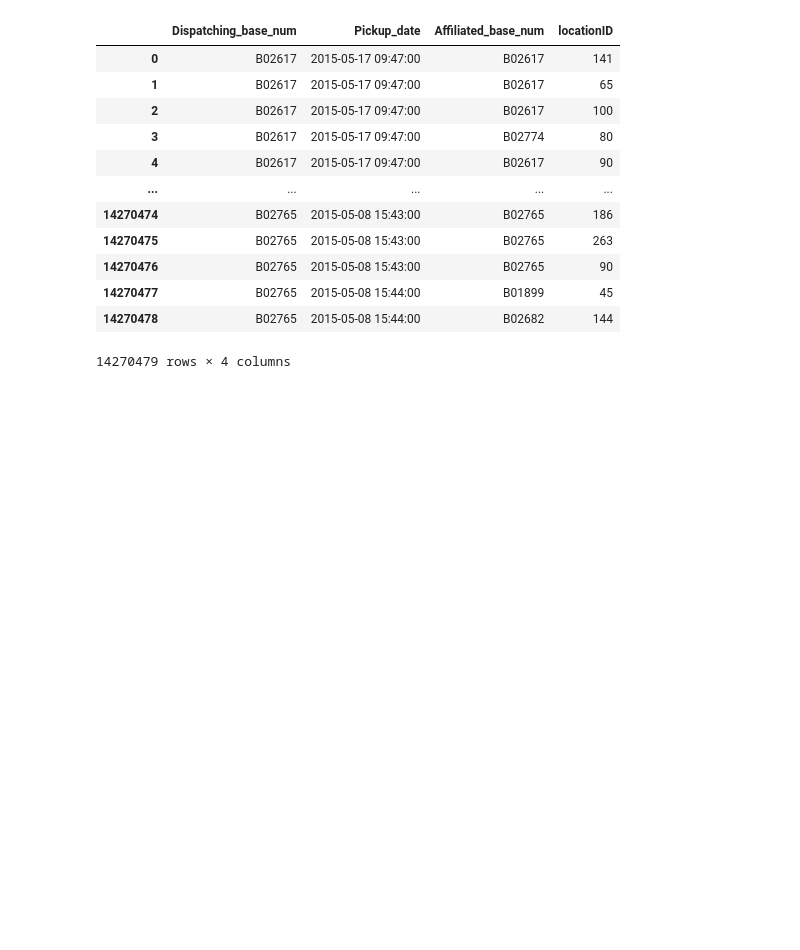
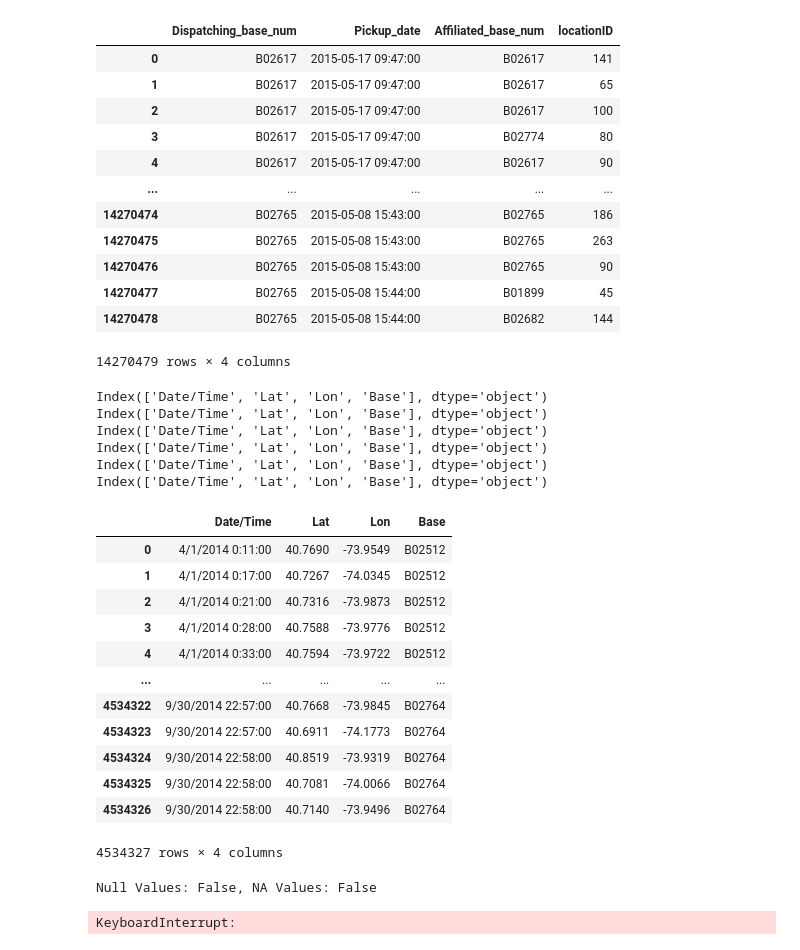
Before and after one commit to adenletchworth/Ridesharing-Data-Analysis, a Jupyter notebook: notebooks/exploratory_analysis.ipynb, the cells around one changed output. Drawn from its saved outputs; the diff is of its cells as text; code cells hidden in the pictures; blank space fills up the shorter version.

```diff
--- a/notebooks/exploratory_analysis.ipynb
+++ b/notebooks/exploratory_analysis.ipynb
@@ -197,5 +258,3 @@ data_frames[2]
 | 14270477 | B02765 | 2015-05-08 15:44:00 | B01899 | 45 |
 | 14270478 | B02765 | 2015-05-08 15:44:00 | B02682 | 144 |
 14270479 rows × 4 columns
-# %%
-data_frames.remove(index=2)
@@ -201,0 +263,30 @@ data_frames.remove(index=2)
+# %%
+for data_frame in data_frames:
+    print(data_frame.columns)
+# %% [output]
+Index(['Date/Time', 'Lat', 'Lon', 'Base'], dtype='object')
+Index(['Date/Time', 'Lat', 'Lon', 'Base'], dtype='object')
+Index(['Date/Time', 'Lat', 'Lon', 'Base'], dtype='object')
+Index(['Date/Time', 'Lat', 'Lon', 'Base'], dtype='object')
+Index(['Date/Time', 'Lat', 'Lon', 'Base'], dtype='object')
+Index(['Date/Time', 'Lat', 'Lon', 'Base'], dtype='object')
+# %%
+from functools import reduce
+
+df_merged = reduce(lambda  left,right: pd.merge(left,right,on=['Date/Time', 'Lat', 'Lon', 'Base'], how='outer'), data_frames)
+
+df_merged
+# %% [output]
+|  | Date/Time | Lat | Lon | Base |
+| 0 | 4/1/2014 0:11:00 | 40.7690 | -73.9549 | B02512 |
+| 1 | 4/1/2014 0:17:00 | 40.7267 | -74.0345 | B02512 |
+| 2 | 4/1/2014 0:21:00 | 40.7316 | -73.9873 | B02512 |
+| 3 | 4/1/2014 0:28:00 | 40.7588 | -73.9776 | B02512 |
+| 4 | 4/1/2014 0:33:00 | 40.7594 | -73.9722 | B02512 |
+| ... | ... | ... | ... | ... |
+| 4534322 | 9/30/2014 22:57:00 | 40.7668 | -73.9845 | B02764 |
+| 4534323 | 9/30/2014 22:57:00 | 40.6911 | -74.1773 | B02764 |
+| 4534324 | 9/30/2014 22:58:00 | 40.8519 | -73.9319 | B02764 |
+| 4534325 | 9/30/2014 22:58:00 | 40.7081 | -74.0066 | B02764 |
+| 4534326 | 9/30/2014 22:58:00 | 40.7140 | -73.9496 | B02764 |
+4534327 rows × 4 columns
@@ -201,0 +295,10 @@ data_frames.remove(index=2)
+# %%
+print(f'Null Values: {df_merged.isnull().any().any()}, NA Values: {df_merged.isna().any().any()}')
+# %% [output]
+Null Values: False, NA Values: False
+# %%
+df_merged['Date'] = df_merged['Date/Time'].apply(lambda x: ds.find_date(x))
+
+df_merged['Date'] = df_merged['Date'].apply(lambda x: ds.standardize_date(x))
+# %% [output]
+KeyboardInterrupt:
```
Also changed, not shown: parts of 22 cells of this notebook, 1 other file.
